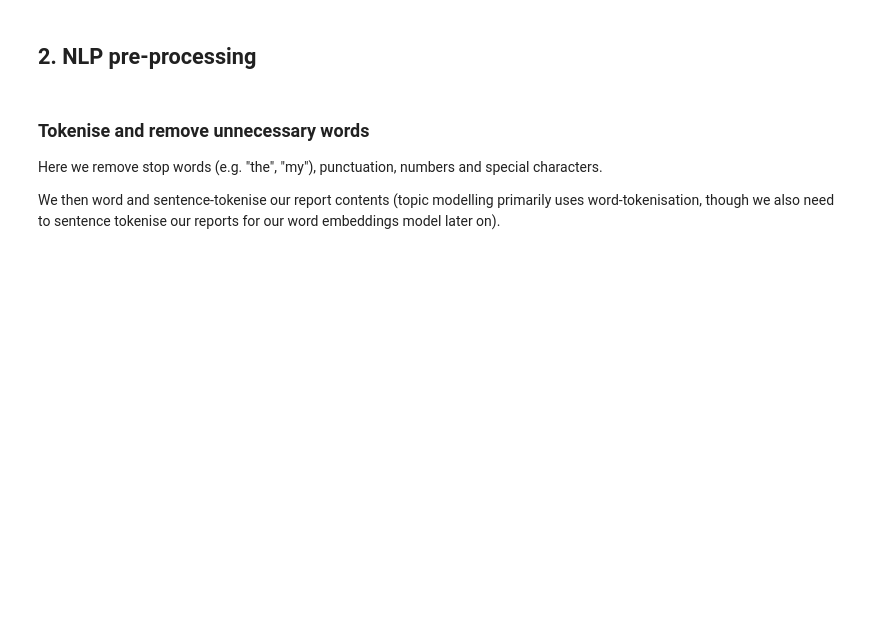
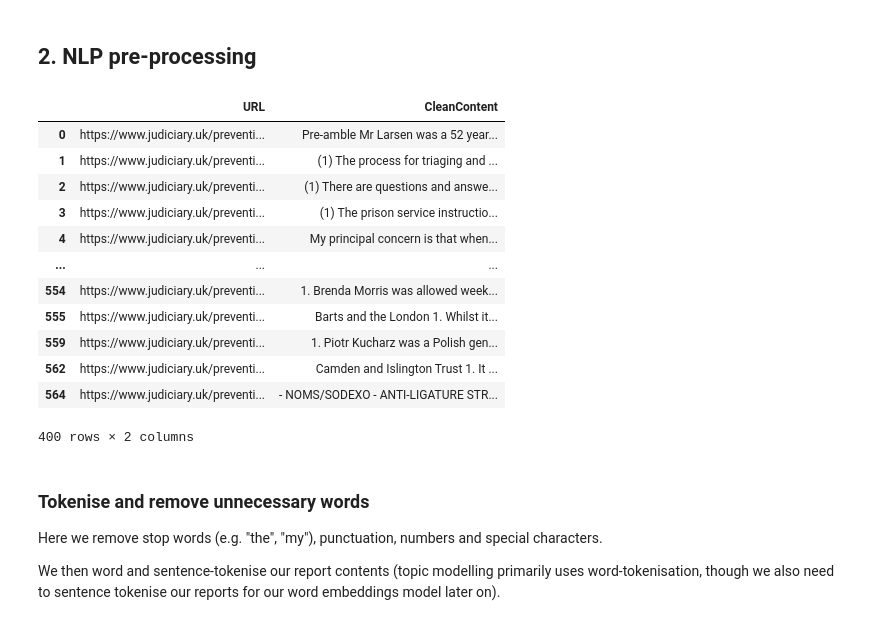
Before and after one commit to Samuel-Osian-Andrews/PFD_NLP, a Jupyter notebook: Scripts/preprocess.ipynb, the cells around one changed output. Saved outputs shown, nothing was run; the diff lists cells and outputs as text; code cells hidden in the pictures; blank space fills up the shorter version.

```diff
--- a/Scripts/preprocess.ipynb
+++ b/Scripts/preprocess.ipynb
@@ -242,7 +239,22 @@ data.to_csv('../Data/cleaned.csv', index = False)
 ## 2. NLP pre-processing
 # %%
 # Remove unnecessary fields
-data = data[['URL', 'CleanContent']]
+clean_data = data[['URL', 'CleanContent']]
+clean_data
+# %% [output]
+|  | URL | CleanContent |
+| 0 | https://www.judiciary.uk/preventi... | Pre-amble Mr Larsen was a 52 year... |
+| 1 | https://www.judiciary.uk/preventi... | (1) The process for triaging and ... |
+| 2 | https://www.judiciary.uk/preventi... | (1) There are questions and answe... |
+| 3 | https://www.judiciary.uk/preventi... | (1) The prison service instructio... |
+| 4 | https://www.judiciary.uk/preventi... | My principal concern is that when... |
+| ... | ... | ... |
+| 554 | https://www.judiciary.uk/preventi... | 1. Brenda Morris was allowed week... |
+| 555 | https://www.judiciary.uk/preventi... | Barts and the London 1. Whilst it... |
+| 559 | https://www.judiciary.uk/preventi... | 1. Piotr Kucharz was a Polish gen... |
+| 562 | https://www.judiciary.uk/preventi... | Camden and Islington Trust 1. It ... |
+| 564 | https://www.judiciary.uk/preventi... | - NOMS/SODEXO - ANTI-LIGATURE STR... |
+400 rows × 2 columns
 # %% [markdown]
 ### Tokenise and remove unnecessary words
 
```
Also changed, not shown: parts of 8 cells of this notebook, 2 other files.
